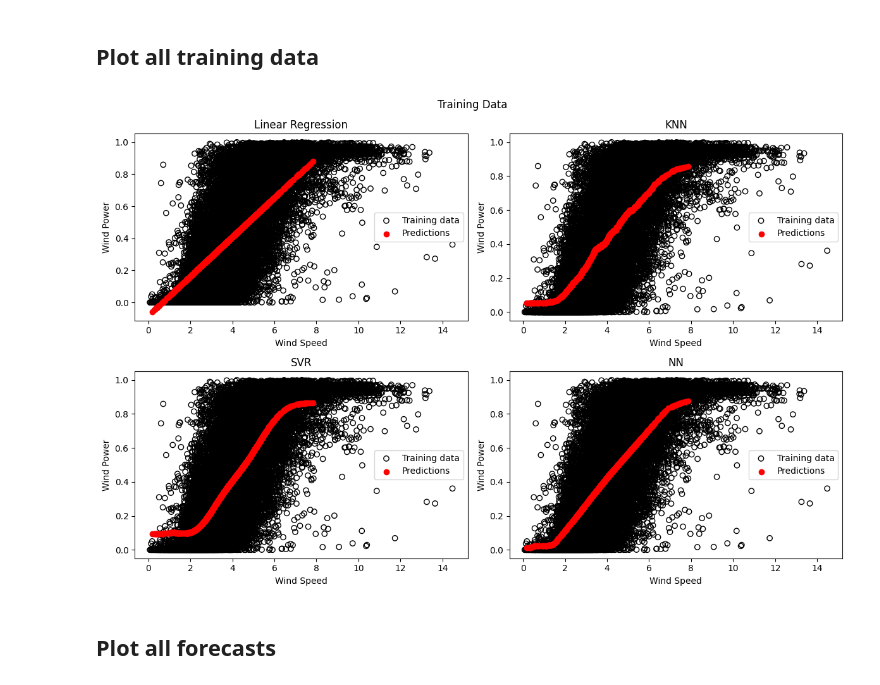
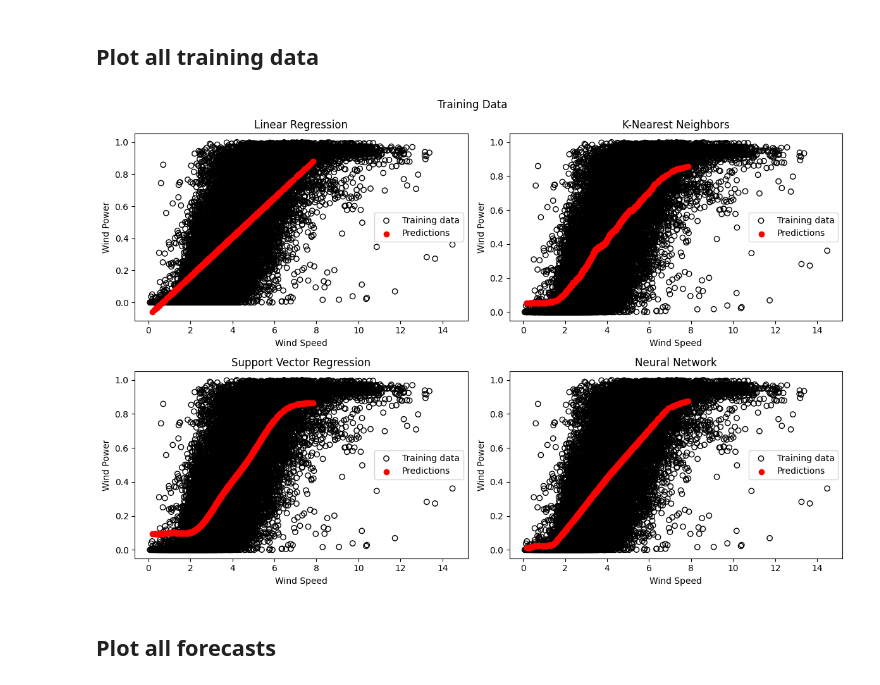
Before and after one commit to aishanbianshan/energy-info_A2_g6, a Jupyter notebook: src/q1/q1.ipynb, the cells around one changed output. Saved outputs shown, nothing was run; the diff lists cells and outputs as text; code cells hidden in the pictures.

Commit message:
change plot titles

```diff
--- a/src/q1/q1.ipynb
+++ b/src/q1/q1.ipynb
@@ -263,37 +263,37 @@ fig.suptitle("Training Data")
 # plot the data
 axs[0, 0].scatter(X, y, color="black", facecolor="none", edgecolor="black", label="Training data")
 axs[0, 0].scatter(test_set, LR_y_pred, color="red", label="Predictions")
 axs[0, 0].set_title("Linear Regression")
 axs[0, 0].set_xlabel("Wind Speed")
 axs[0, 0].set_ylabel("Wind Power")
 axs[0, 0].legend()
 
 axs[0, 1].scatter(X, y, color="black", facecolor="none", edgecolor="black", label="Training data")
 axs[0, 1].scatter(test_set, best_knn_y_pred, color="red", label="Predictions")
-axs[0, 1].set_title("KNN")
+axs[0, 1].set_title("K-Nearest Neighbors")
 axs[0, 1].set_xlabel("Wind Speed")
 axs[0, 1].set_ylabel("Wind Power")
 axs[0, 1].legend()
 
 axs[1, 0].scatter(X, y, color="black", facecolor="none", edgecolor="black", label="Training data")
 axs[1, 0].scatter(test_set, best_svr_y_pred, color="red", label="Predictions")
-axs[1, 0].set_title("SVR")
+axs[1, 0].set_title("Support Vector Regression")
 axs[1, 0].set_xlabel("Wind Speed")
 axs[1, 0].set_ylabel("Wind Power")
 axs[1, 0].legend()
 
 axs[1, 1].scatter(X, y, color="black", facecolor="none", edgecolor="black", label="Training data")
 axs[1, 1].scatter(test_set, nn_y_pred, color="red", label="Predictions")
-axs[1, 1].set_title("NN")
+axs[1, 1].set_title("Neural Network")
 axs[1, 1].set_xlabel("Wind Speed")
 axs[1, 1].set_ylabel("Wind Power")
 axs[1, 1].legend()
 
 plt.tight_layout()
 plt.savefig(root.joinpath("fig", "q1-ALL-training.png"), dpi=300, bbox_inches="tight")
 plt.show()
 # %% [output]
-[figure, old version]
+[figure, new version]
 # %% [markdown]
 ## Plot all forecasts
 # %%
```
Also changed, not shown: parts of 1 cell of this notebook, 2 other files.
